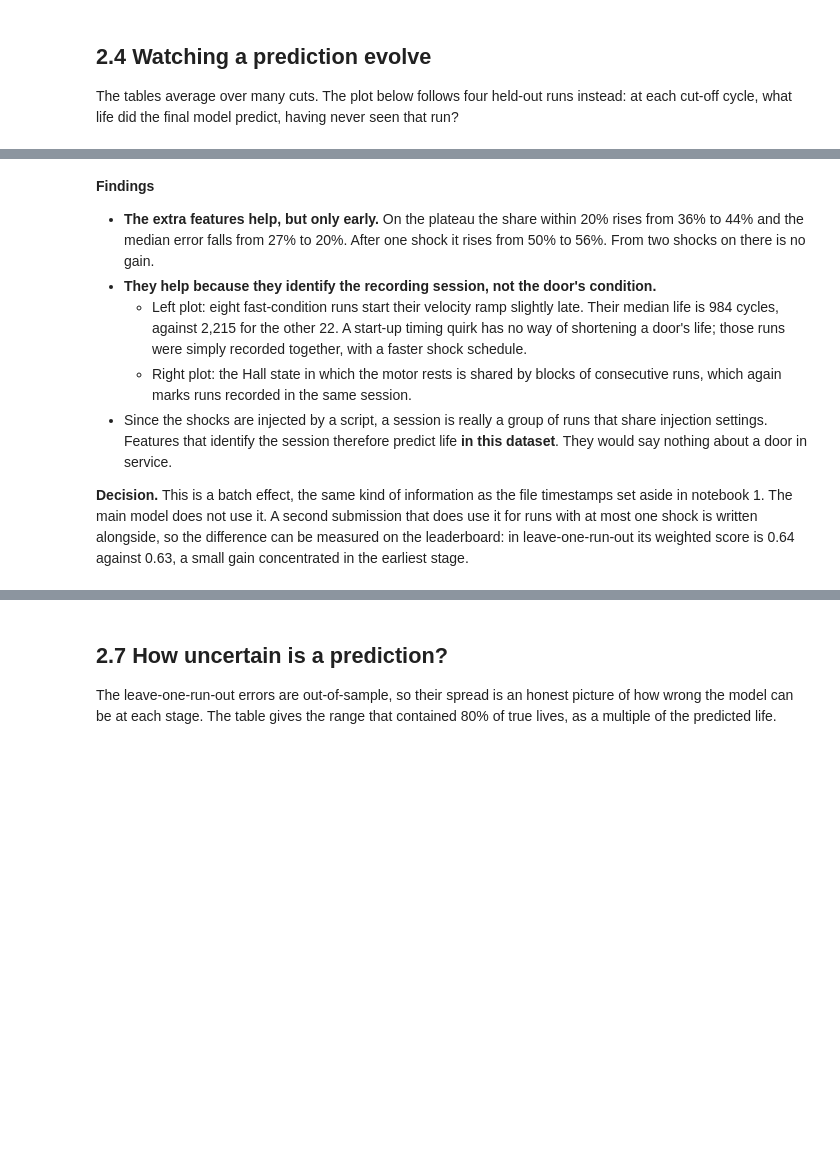
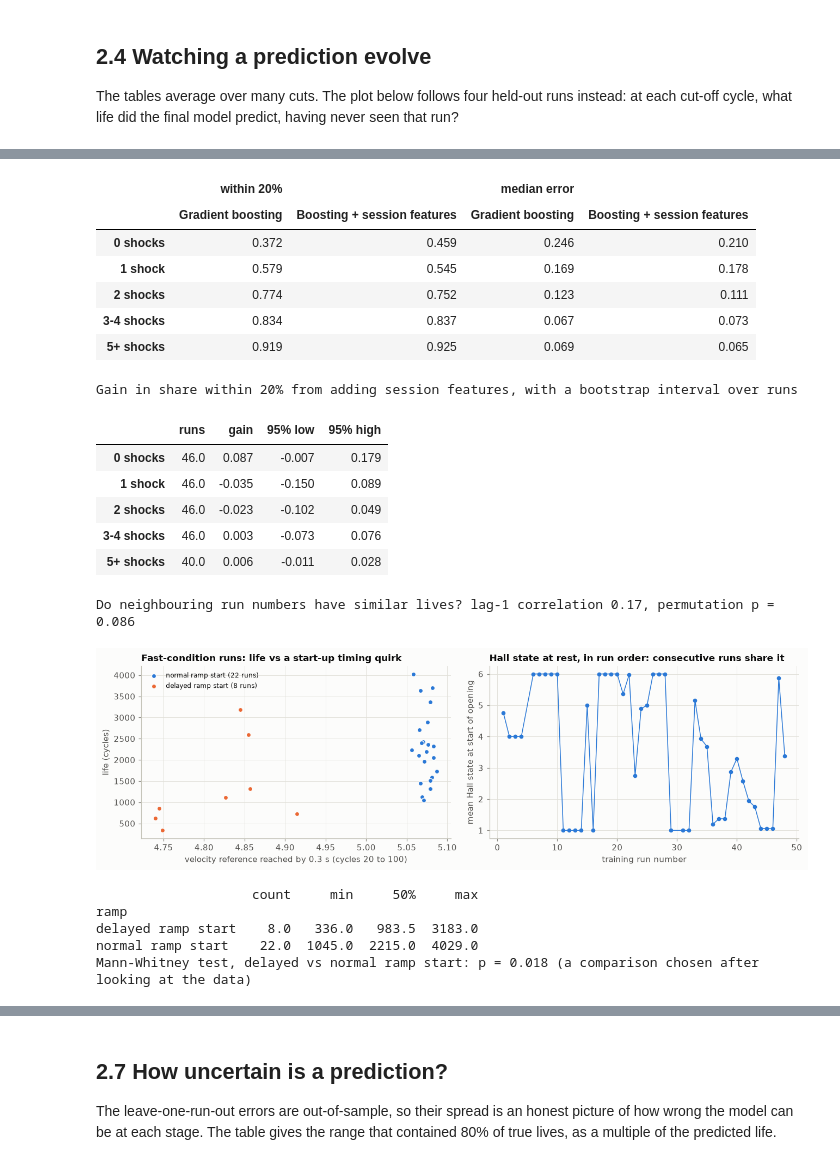
Before and after one commit to PeterImoniose/phm2026-door-rul-prediction, a Jupyter notebook: notebooks/02_modelling.ipynb, the cells around one changed output, grey strips where cells are left out. Saved outputs shown, nothing was run; the diff lists cells and outputs as text; code cells hidden in the pictures; blank space fills up the shorter version.

```diff
--- a/notebooks/02_modelling.ipynb
+++ b/notebooks/02_modelling.ipynb
@@ -290,10 +262,64 @@ normal ramp start    22.0  1045.0  2215.0  4029.0
-# %% [markdown]
-**Findings**
-
-- **The extra features help, but only early.** On the plateau the share within 20% rises from 36% to 44% and the median error falls from 27% to 20%. After one shock it rises from 50% to 56%. From two shocks on there is no gain.
-- **They help because they identify the recording session, not the door's condition.**
-  - Left plot: eight fast-condition runs start their velocity ramp slightly late. Their median life is 984 cycles, against 2,215 for the other 22. A start-up timing quirk has no way of shortening a door's life; those runs were simply recorded together, with a faster shock schedule.
-  - Right plot: the Hall state in which the motor rests is shared by blocks of consecutive runs, which again marks runs recorded in the same session.
-- Since the shocks are injected by a script, a session is really a group of runs that share injection settings. Features that identify the session therefore predict life **in this dataset**. They would say nothing about a door in service.
-
-**Decision.** This is a batch effect, the same kind of information as the file timestamps set aside in notebook 1. The main model does not use it. A second submission that does use it for runs with at most one shock is written alongside, so the difference can be measured on the leaderboard: in leave-one-run-out its weighted score is 0.64 against 0.63, a small gain concentrated in the earliest stage.
+# %%
+cmp_cols = ["gbm", "gbm_session"]
+tab_s = pd.concat({"within 20%": by_stage(TL, cmp_cols, within20), "median error": by_stage(TL, cmp_cols, med_ape)}, axis=1)
+display(tab_s.round(3))
+
+def paired_gain(stage, a="gbm", b="gbm_session", n_boot=5000, seed=0):
+    """Per-run difference in the share within 20%, and a bootstrap interval over runs."""
+    d = TL[TL.stage == stage]
+    hit = lambda c: ((d[c] - d.life).abs() / d.life <= 0.20).groupby(d.run).mean()
+    diff = (hit(b) - hit(a)).to_numpy()
+    rng = np.random.default_rng(seed)
+    boot = [rng.choice(diff, len(diff)).mean() for _ in range(n_boot)]
+    return {"runs": len(diff), "gain": diff.mean(), "95% low": np.quantile(boot, 0.025), "95% high": np.quantile(boot, 0.975)}
+
+print("Gain in share within 20% from adding session features, with a bootstrap interval over runs")
+display(pd.DataFrame({st: paired_gain(st) for st in STAGES}).T.round(3))
+
+def lag1(v):
+    v = np.asarray(v, float); return np.corrcoef(v[:-1], v[1:])[0, 1]
+rng = np.random.default_rng(0)
+all_lives = train.groupby("run").size().apply(lambda n: int(np.ceil(n / 2)))
+obs = lag1(all_lives.sort_index().to_numpy())
+null = np.array([lag1(rng.permutation(all_lives.to_numpy())) for _ in range(5000)])
+print(f"Do neighbouring run numbers have similar lives? lag-1 correlation {obs:.2f}, permutation p = {(null >= obs).mean():.3f}")
+
+run_tab = pd.DataFrame({"life": lives, "first_shock": first_shocks}).join(sig_tr[["Cl_vel_ref_max", "Op_hall_first", "Cl_drv_temp_mean"]])
+fast = run_tab[~slow_tr.reindex(run_tab.index)]
+fast = fast.assign(ramp=np.where(fast.Cl_vel_ref_max < 5.0, "delayed ramp start", "normal ramp start"))
+fig, axes = plt.subplots(1, 2, figsize=(12, 3.8))
+ax = axes[0]
+for grp, col in (("normal ramp start", ps.BLUE), ("delayed ramp start", ps.ORANGE)):
+    g = fast[fast.ramp == grp]
+    ax.scatter(g.Cl_vel_ref_max, g.life, s=30, color=col, edgecolor=ps.SURFACE, linewidth=1, label=f"{grp} ({len(g)} runs)")
+ax.set_title("Fast-condition runs: life vs a start-up timing quirk"); ax.set_xlabel("velocity reference reached by 0.3 s (cycles 20 to 100)"); ax.set_ylabel("life (cycles)"); ax.legend(fontsize=8)
+ax = axes[1]
+ax.plot(run_tab.index, run_tab.Op_hall_first, marker="o", ms=4, lw=1, color=ps.BLUE)
+ax.set_title("Hall state at rest, in run order: consecutive runs share it"); ax.set_xlabel("training run number"); ax.set_ylabel("mean Hall state at start of opening")
+fig.tight_layout(); fig.savefig(FIG / "11_session_signature.png"); plt.show()
+print(fast.groupby("ramp").life.describe()[["count", "min", "50%", "max"]])
+from scipy.stats import mannwhitneyu
+u = mannwhitneyu(fast[fast.ramp == "delayed ramp start"].life, fast[fast.ramp == "normal ramp start"].life)
+print(f"Mann-Whitney test, delayed vs normal ramp start: p = {u.pvalue:.3f} (a comparison chosen after looking at the data)")
+# %% [output]
+|  | within 20% |  | median error |  |
+|  | Gradient boosting | Boosting + session features | Gradient boosting | Boosting + session features |
+| 0 shocks | 0.372 | 0.459 | 0.246 | 0.210 |
+| 1 shock | 0.579 | 0.545 | 0.169 | 0.178 |
+| 2 shocks | 0.774 | 0.752 | 0.123 | 0.111 |
+| 3-4 shocks | 0.834 | 0.837 | 0.067 | 0.073 |
+| 5+ shocks | 0.919 | 0.925 | 0.069 | 0.065 |
+Gain in share within 20% from adding session features, with a bootstrap interval over runs
+|  | runs | gain | 95% low | 95% high |
+| 0 shocks | 46.0 | 0.087 | -0.007 | 0.179 |
+| 1 shock | 46.0 | -0.035 | -0.150 | 0.089 |
+| 2 shocks | 46.0 | -0.023 | -0.102 | 0.049 |
+| 3-4 shocks | 46.0 | 0.003 | -0.073 | 0.076 |
+| 5+ shocks | 40.0 | 0.006 | -0.011 | 0.028 |
+Do neighbouring run numbers have similar lives? lag-1 correlation 0.17, permutation p = 0.086
+[figure, added]
+                    count     min     50%     max
+ramp
+delayed ramp start    8.0   336.0   983.5  3183.0
+normal ramp start    22.0  1045.0  2215.0  4029.0
+Mann-Whitney test, delayed vs normal ramp start: p = 0.018 (a comparison chosen after looking at the data)
```
Also changed, not shown: parts of 19 cells of this notebook, 19 other files.
